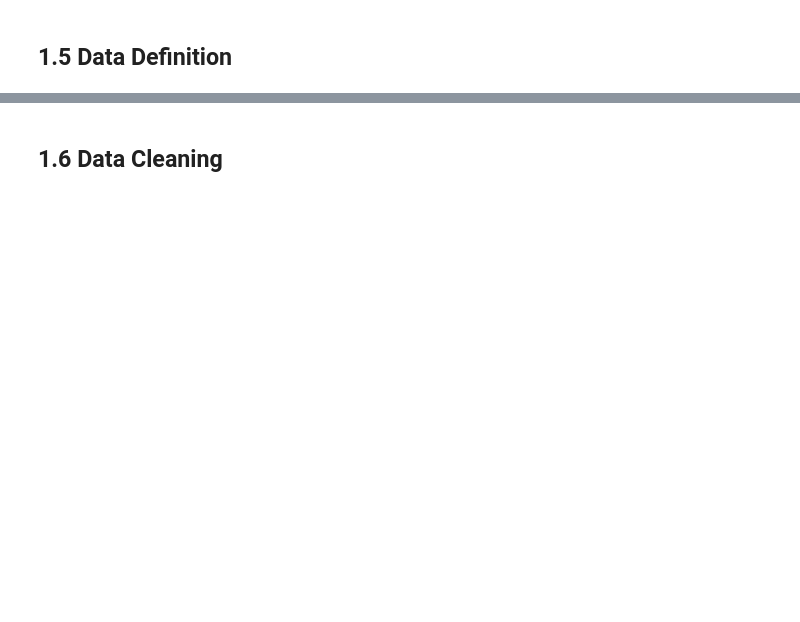
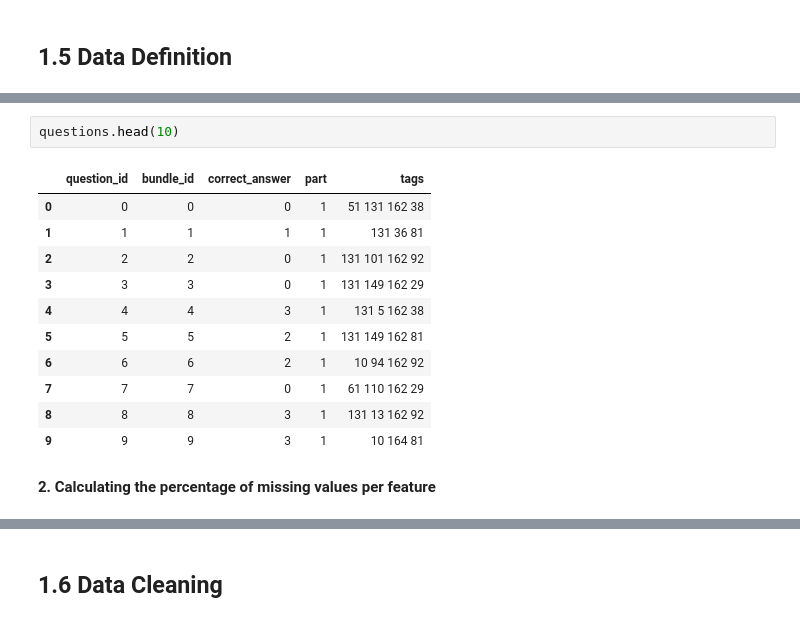
Before and after one commit to Razvanepe/Answer_Correctness_Prediction, a Jupyter notebook: notebooks/Data Wrangling - Draft.ipynb, the cells around one changed output, grey strips where cells are left out. Drawn from its saved outputs; the diff is of its cells as text; blank space fills up the shorter version.

```diff
--- a/notebooks/Data Wrangling - Draft.ipynb
+++ b/notebooks/Data Wrangling - Draft.ipynb
@@ -86,0 +217,16 @@ We are working with 3 DF:
+# %%
+questions.head(10)
+# %% [output]
+|  | question_id | bundle_id | correct_answer | part | tags |
+| 0 | 0 | 0 | 0 | 1 | 51 131 162 38 |
+| 1 | 1 | 1 | 1 | 1 | 131 36 81 |
+| 2 | 2 | 2 | 0 | 1 | 131 101 162 92 |
+| 3 | 3 | 3 | 0 | 1 | 131 149 162 29 |
+| 4 | 4 | 4 | 3 | 1 | 131 5 162 38 |
+| 5 | 5 | 5 | 2 | 1 | 131 149 162 81 |
+| 6 | 6 | 6 | 2 | 1 | 10 94 162 92 |
+| 7 | 7 | 7 | 0 | 1 | 61 110 162 29 |
+| 8 | 8 | 8 | 3 | 1 | 131 13 162 92 |
+| 9 | 9 | 9 | 3 | 1 | 10 164 81 |
+# %% [markdown]
+**2. Calculating the percentage of missing values per feature**
```
Also changed, not shown: parts of 33 cells of this notebook.
